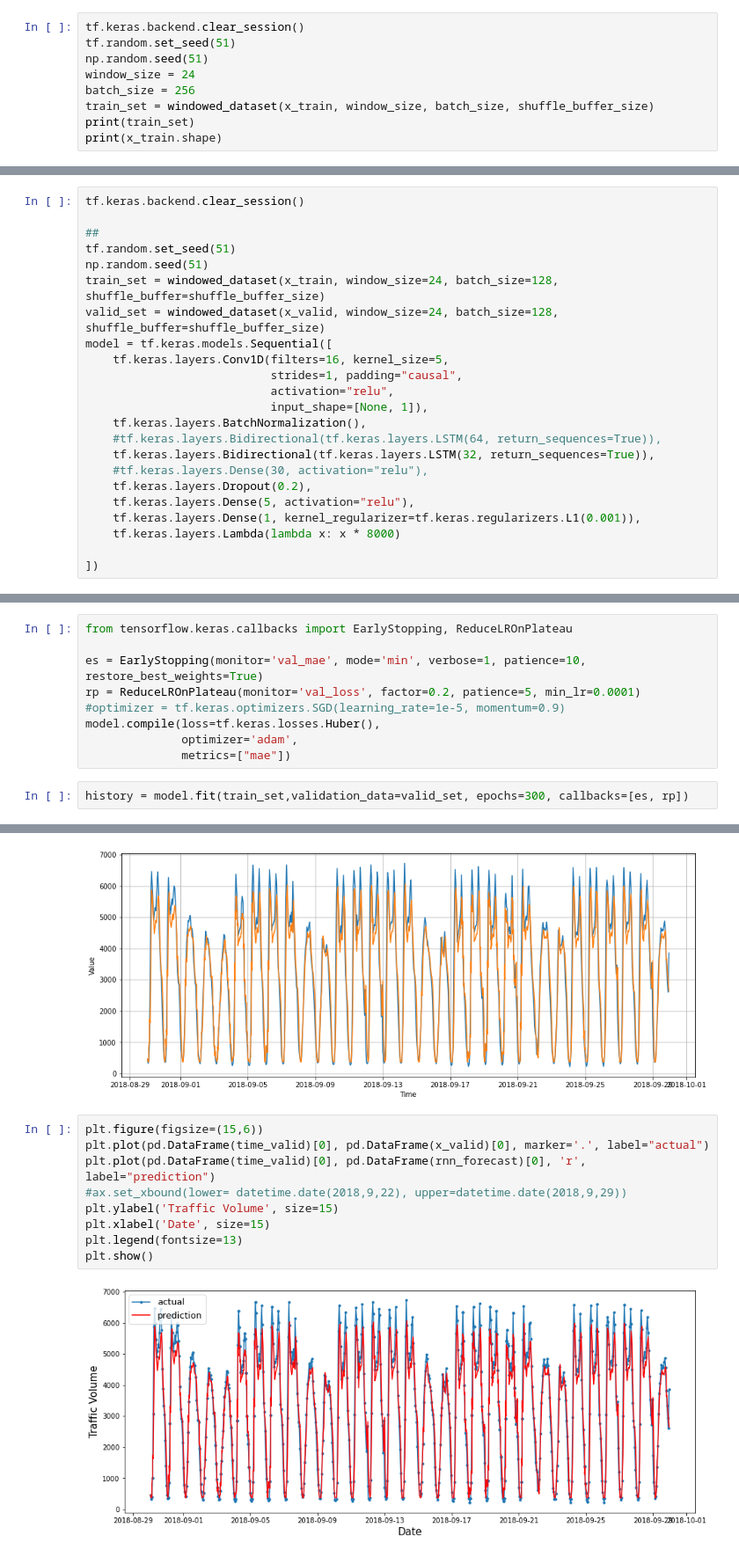
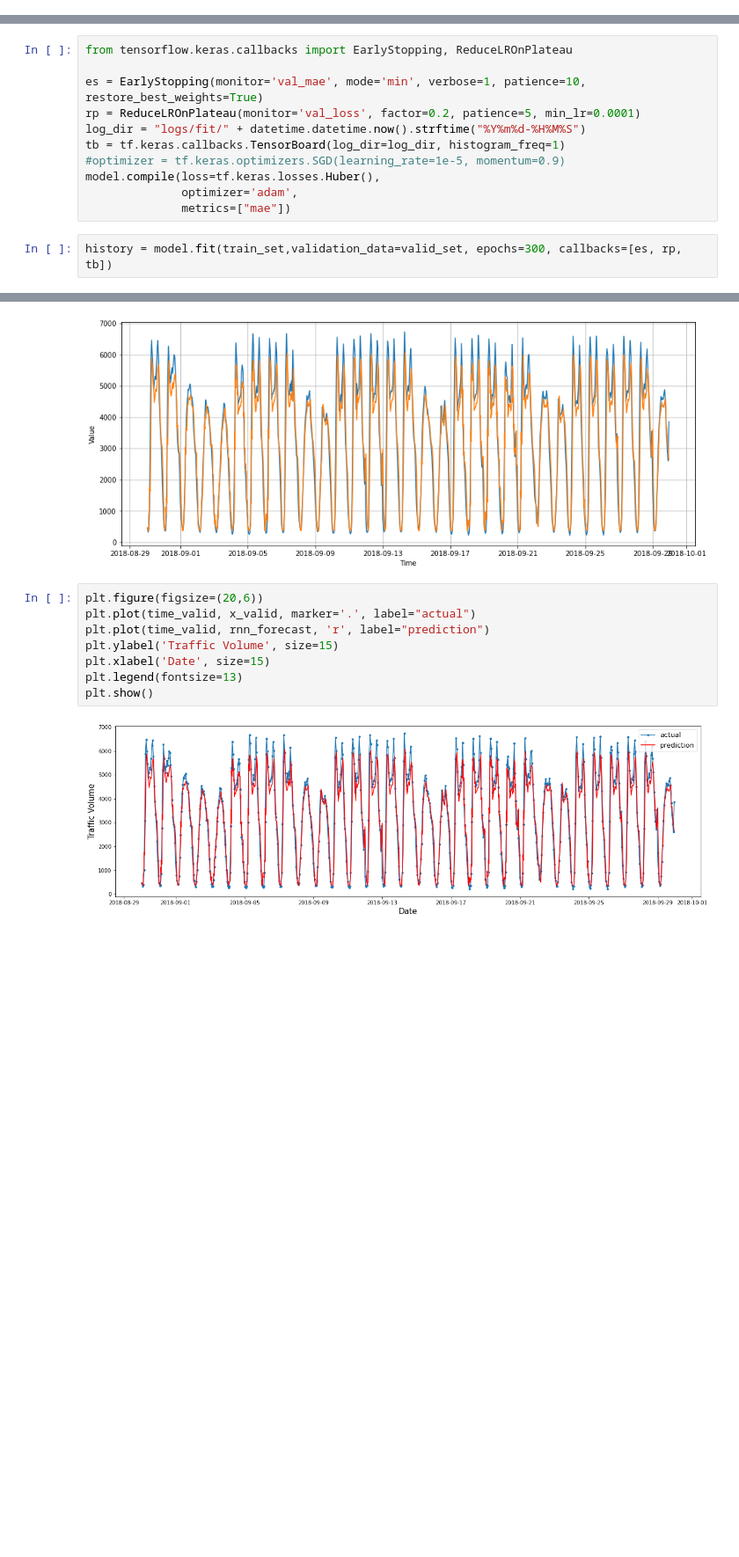
Before and after one commit to amine-akrout/Time-series-forecasting, a Jupyter notebook: Time_series_forecasting_LSTM.ipynb, the cells around one changed output, grey strips where cells are left out. Shown: that part at 88% size. Drawn from its saved outputs; the diff is of its cells as text; blank space fills up the shorter version.

Commit message:
add tensorboard

```diff
--- a/Time_series_forecasting_LSTM.ipynb
+++ b/Time_series_forecasting_LSTM.ipynb
@@ -125,12 +112,3 @@ def model_forecast(model, series, window_size):
     ds = ds.batch(32).prefetch(1)
     forecast = model.predict(ds)
     return forecast
-# %%
-tf.keras.backend.clear_session()
-tf.random.set_seed(51)
-np.random.seed(51)
-window_size = 24
-batch_size = 256
-train_set = windowed_dataset(x_train, window_size, batch_size, shuffle_buffer_size)
-print(train_set)
-print(x_train.shape)
@@ -194,23 +139,0 @@ plt.semilogx(history.history["lr"], history.history["loss"])
-# %%
-tf.keras.backend.clear_session()
-
-##
-tf.random.set_seed(51)
-np.random.seed(51)
-train_set = windowed_dataset(x_train, window_size=24, batch_size=128, shuffle_buffer=shuffle_buffer_size)
-valid_set = windowed_dataset(x_valid, window_size=24, batch_size=128, shuffle_buffer=shuffle_buffer_size)
-model = tf.keras.models.Sequential([
-    tf.keras.layers.Conv1D(filters=16, kernel_size=5,
-                           strides=1, padding="causal",
-                           activation="relu",
-                           input_shape=[None, 1]),
-    tf.keras.layers.BatchNormalization(),
-    #tf.keras.layers.Bidirectional(tf.keras.layers.LSTM(64, return_sequences=True)),
-    tf.keras.layers.Bidirectional(tf.keras.layers.LSTM(32, return_sequences=True)),
-    #tf.keras.layers.Dense(30, activation="relu"),
-    tf.keras.layers.Dropout(0.2),
-    tf.keras.layers.Dense(5, activation="relu"),
-    tf.keras.layers.Dense(1, kernel_regularizer=tf.keras.regularizers.L1(0.001)),
-    tf.keras.layers.Lambda(lambda x: x * 8000)
-
-])
@@ -219,11 +145,13 @@ from tensorflow.keras.callbacks import EarlyStopping, ReduceLROnPlateau
 
 es = EarlyStopping(monitor='val_mae', mode='min', verbose=1, patience=10, restore_best_weights=True)
 rp = ReduceLROnPlateau(monitor='val_loss', factor=0.2, patience=5, min_lr=0.0001)
+log_dir = "logs/fit/" + datetime.datetime.now().strftime("%Y%m%d-%H%M%S")
+tb = tf.keras.callbacks.TensorBoard(log_dir=log_dir, histogram_freq=1)
 #optimizer = tf.keras.optimizers.SGD(learning_rate=1e-5, momentum=0.9)
 model.compile(loss=tf.keras.losses.Huber(),
               optimizer='adam',
               metrics=["mae"])
 # %%
-history = model.fit(train_set,validation_data=valid_set, epochs=300, callbacks=[es, rp])
+history = model.fit(train_set,validation_data=valid_set, epochs=300, callbacks=[es, rp, tb])
 # %% [output]
 Epoch 1/300
@@ -255,16 +189,15 @@ plot_series(time_valid, rnn_forecast)
 # %% [output]
 [figure]
 # %%
-plt.figure(figsize=(15,6))
-plt.plot(pd.DataFrame(time_valid)[0], pd.DataFrame(x_valid)[0], marker='.', label="actual")
-plt.plot(pd.DataFrame(time_valid)[0], pd.DataFrame(rnn_forecast)[0], 'r', label="prediction")
-#ax.set_xbound(lower= datetime.date(2018,9,22), upper=datetime.date(2018,9,29))
+plt.figure(figsize=(20,6))
+plt.plot(time_valid, x_valid, marker='.', label="actual")
+plt.plot(time_valid, rnn_forecast, 'r', label="prediction")
 plt.ylabel('Traffic Volume', size=15)
 plt.xlabel('Date', size=15)
 plt.legend(fontsize=13)
 plt.show()
 # %% [output]
-[figure, old version]
+[figure, new version]
 # %%
 # zoom on lastest week)
 f, ax = plt.subplots(1)
```
Also changed, not shown: parts of 15 cells of this notebook, 2 other files.
